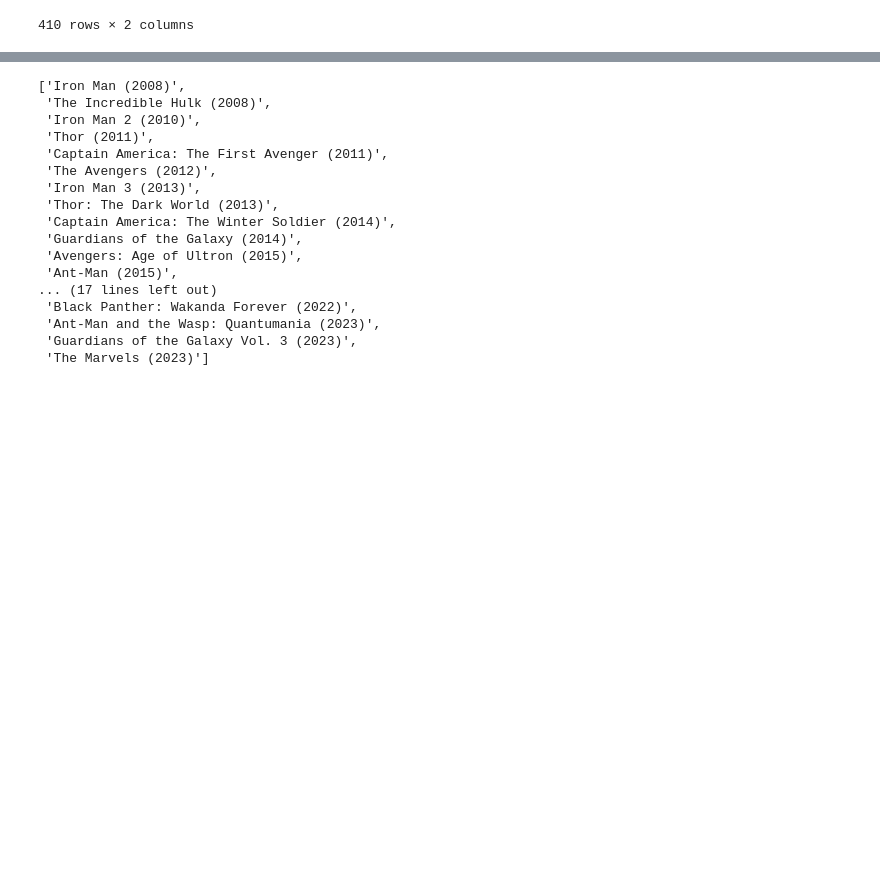
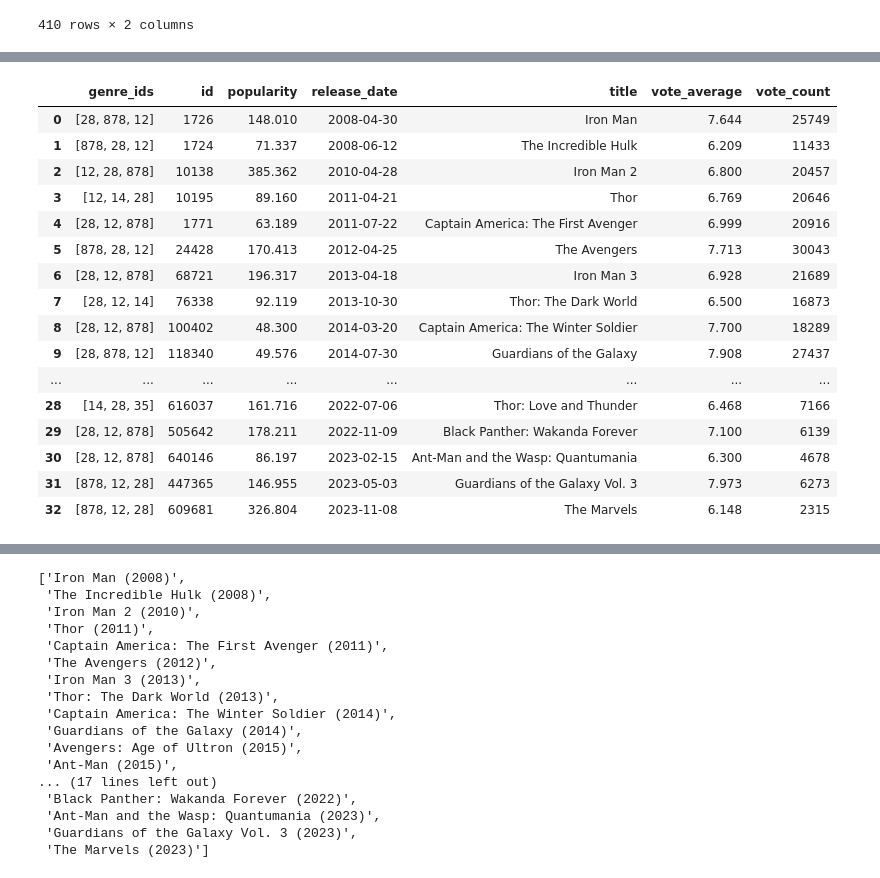
Before and after one commit to mlcuadra1/MBTI-movies-EDA, a Jupyter notebook: notebooks/Script 5 - char-movies-expansion.ipynb, the cells around one changed output, grey strips where cells are left out. Saved outputs shown, nothing was run; the diff lists cells and outputs as text; code cells hidden in the pictures; blank space fills up the shorter version.

```diff
--- a/notebooks/Script 5 - char-movies-expansion.ipynb
+++ b/notebooks/Script 5 - char-movies-expansion.ipynb
@@ -137,4 +137,4 @@ for i in range(len(recorded_chars)):
 # %%
-for i in range(len(missing_chars)):
-    print(missing_chars[i], "  from  ", missing_movies[i])
+# for i in range(len(missing_chars)):
+#     print(missing_chars[i], "  from  ", missing_movies[i])
 # %%
@@ -382,0 +295,20 @@ hp.franchise_cast_merge_pipeline()
+# %%
+mcu_details
+# %% [output]
+|  | genre_ids | id | popularity | release_date | title | vote_average | vote_count |
+| 0 | [28, 878, 12] | 1726 | 148.010 | 2008-04-30 | Iron Man | 7.644 | 25749 |
+| 1 | [878, 28, 12] | 1724 | 71.337 | 2008-06-12 | The Incredible Hulk | 6.209 | 11433 |
+| 2 | [12, 28, 878] | 10138 | 385.362 | 2010-04-28 | Iron Man 2 | 6.800 | 20457 |
+| 3 | [12, 14, 28] | 10195 | 89.160 | 2011-04-21 | Thor | 6.769 | 20646 |
+| 4 | [28, 12, 878] | 1771 | 63.189 | 2011-07-22 | Captain America: The First Avenger | 6.999 | 20916 |
+| 5 | [878, 28, 12] | 24428 | 170.413 | 2012-04-25 | The Avengers | 7.713 | 30043 |
+| 6 | [28, 12, 878] | 68721 | 196.317 | 2013-04-18 | Iron Man 3 | 6.928 | 21689 |
+| 7 | [28, 12, 14] | 76338 | 92.119 | 2013-10-30 | Thor: The Dark World | 6.500 | 16873 |
+| 8 | [28, 12, 878] | 100402 | 48.300 | 2014-03-20 | Captain America: The Winter Soldier | 7.700 | 18289 |
+| 9 | [28, 878, 12] | 118340 | 49.576 | 2014-07-30 | Guardians of the Galaxy | 7.908 | 27437 |
+| ... | ... | ... | ... | ... | ... | ... | ... |
+| 28 | [14, 28, 35] | 616037 | 161.716 | 2022-07-06 | Thor: Love and Thunder | 6.468 | 7166 |
+| 29 | [28, 12, 878] | 505642 | 178.211 | 2022-11-09 | Black Panther: Wakanda Forever | 7.100 | 6139 |
+| 30 | [28, 12, 878] | 640146 | 86.197 | 2023-02-15 | Ant-Man and the Wasp: Quantumania | 6.300 | 4678 |
+| 31 | [878, 12, 28] | 447365 | 146.955 | 2023-05-03 | Guardians of the Galaxy Vol. 3 | 7.973 | 6273 |
+| 32 | [878, 12, 28] | 609681 | 326.804 | 2023-11-08 | The Marvels | 6.148 | 2315 |
```
Also changed, not shown: parts of 20 cells of this notebook, 18 other files.
